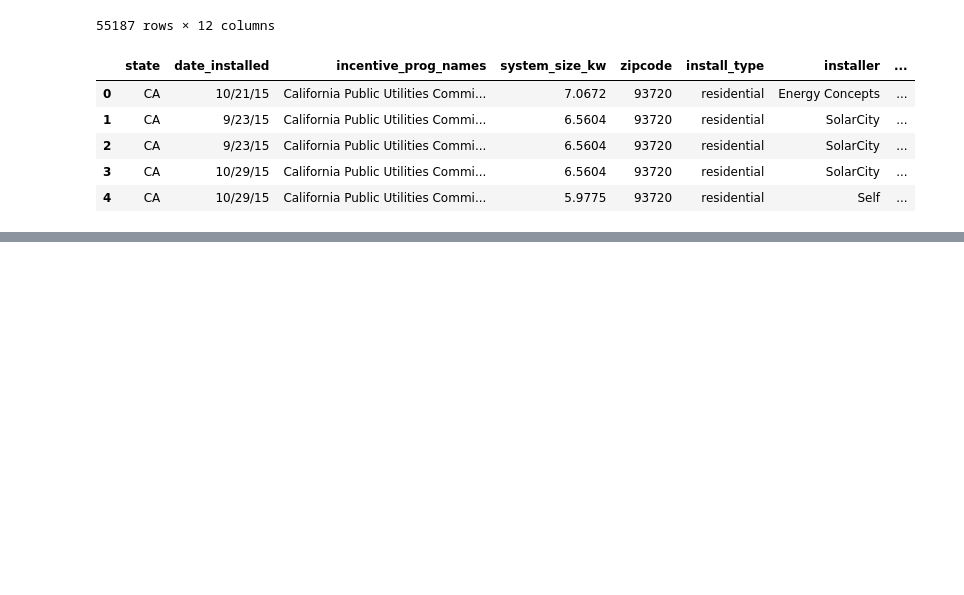
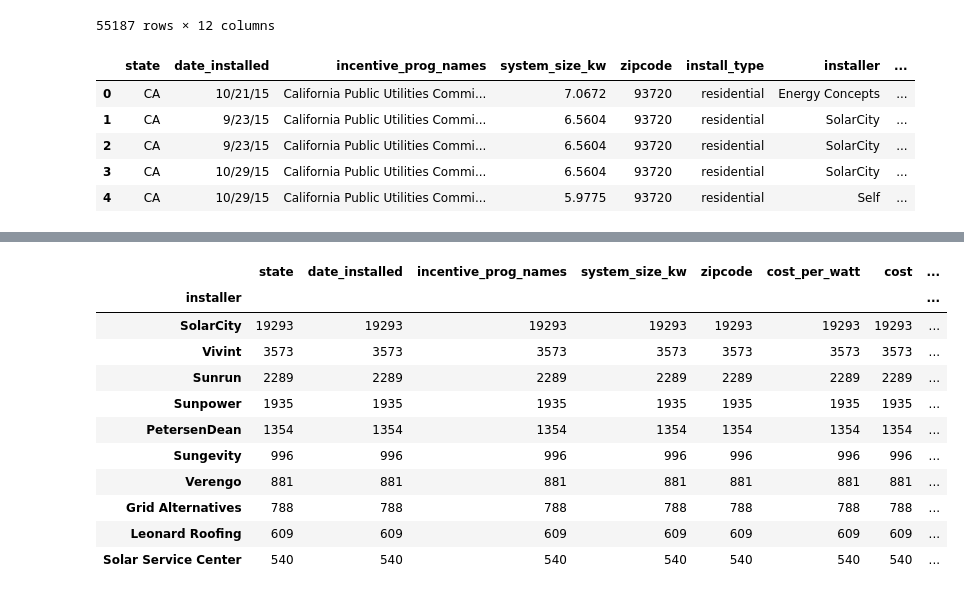
Before and after one commit to dylanmkaiser/Project1, a Jupyter notebook: open_pv_california_2015.ipynb, the cells around one changed output, grey strips where cells are left out. Drawn from its saved outputs; the diff is of its cells as text; code cells hidden in the pictures; blank space fills up the shorter version.

```diff
--- a/open_pv_california_2015.ipynb
+++ b/open_pv_california_2015.ipynb
@@ -6,15 +6,14 @@ import pandas as pd
 import numpy as np
 
 # File to Load (Remember to change these)
-open_pv_california_2015 = "open_pv_california_2015.csv"
+pv_data = "open_pv_california_2015.csv"
 
 # Read the City and Ride Data
-read_open_pv_california_2015_df = pd.read_csv(open_pv_california_2015)
+pv_data_df = pd.read_csv(pv_data)
 
-new_name = read_open_pv_california_2015_df.rename(columns = {"size_kw":"system_size_kw","annual_PV_prod":"annual_PV_prod_kwh"})
+df = pv_data_df.rename(columns = {"size_kw":"system_size_kw","annual_PV_prod":"annual_PV_prod_kwh"})
 # change size_kw to system_size_kw, annual_PV_prod_kwh
-
-new_name.head()
+df.head()
 # %% [output]
 |  | state | date_installed | incentive_prog_names | type | system_size_kw | appraised | zipcode | ... |
 | 0 | CA | 10/2/15 | NaN | uir | 4.88 | NaN | 91340 | ... |
@@ -24,11 +23,11 @@ new_name.head()
 | 4 | CA | 4/21/15 | NaN | uir | 54.70 | NaN | 92879 | ... |
 5 rows × 82 columns
 # %%
-compacted_df = new_name[["state","date_installed","incentive_prog_names","system_size_kw","zipcode","install_type",
+df2 = df[["state","date_installed","incentive_prog_names","system_size_kw","zipcode","install_type",
                                                 "installer","cost_per_watt","cost","utility_clean","county","annual_PV_prod_kwh"]]
 
-new = compacted_df.dropna()
-new
+df3 = df2.dropna()
+df3
 # %% [output]
 |  | state | date_installed | incentive_prog_names | system_size_kw | zipcode | install_type | installer | ... |
 | 12 | CA | 10/21/15 | California Public Utilities Commi... | 7.067200 | 93720 | residential | Energy Concepts | ... |
@@ -58,10 +57,12 @@ climate_zip_code = "BuildingClimateZonesByZIPCode.csv"
 climate_zip_code_df = pd.read_csv(climate_zip_code)
 
 # Combine the data into a single dataset
-combined_data_df = pd.merge(new, climate_zip_code_df, on="zipcode")
+combined_data_df = pd.merge(df3, climate_zip_code_df, on="zipcode")
 
 # Display the data table for preview
 combined_data_df.head()
+
+combined_data_df.to_csv()
 # %% [output]
 |  | state | date_installed | incentive_prog_names | system_size_kw | zipcode | install_type | installer | ... |
 | 0 | CA | 10/21/15 | California Public Utilities Commi... | 7.0672 | 93720 | residential | Energy Concepts | ... |
@@ -73,0 +73,8 @@ combined_data_df.head()
+# %%
+install_type = combined_data_df.set_index("install_type")
+
+# Create DF for residential
+residential_df = install_type.loc[["residential"],["state","date_installed","incentive_prog_names","system_size_kw","zipcode","installer","cost_per_watt","cost","utility_clean","county","annual_PV_prod_kwh","Building CZ"]]
+# Create DF for commercial
+commercial_df = install_type.loc[["commercial"],["state","date_installed","incentive_prog_names","system_size_kw","zipcode","installer","cost_per_watt","cost","utility_clean","county","annual_PV_prod_kwh","Building CZ"]]
+residential_df.head()
@@ -85,0 +99,17 @@ combined_data_df.head()
+# %%
+# Number of installations by installer
+installers = residential_df.groupby("installer").count().sort_values("system_size_kw", ascending=False)
+installers.head(10)
+# %% [output]
+|  | state | date_installed | incentive_prog_names | system_size_kw | zipcode | cost_per_watt | cost | ... |
+| installer |  |  |  |  |  |  |  | ... |
+| SolarCity | 19293 | 19293 | 19293 | 19293 | 19293 | 19293 | 19293 | ... |
+| Vivint | 3573 | 3573 | 3573 | 3573 | 3573 | 3573 | 3573 | ... |
+| Sunrun | 2289 | 2289 | 2289 | 2289 | 2289 | 2289 | 2289 | ... |
+| Sunpower | 1935 | 1935 | 1935 | 1935 | 1935 | 1935 | 1935 | ... |
+| PetersenDean | 1354 | 1354 | 1354 | 1354 | 1354 | 1354 | 1354 | ... |
+| Sungevity | 996 | 996 | 996 | 996 | 996 | 996 | 996 | ... |
+| Verengo | 881 | 881 | 881 | 881 | 881 | 881 | 881 | ... |
+| Grid Alternatives | 788 | 788 | 788 | 788 | 788 | 788 | 788 | ... |
+| Leonard Roofing | 609 | 609 | 609 | 609 | 609 | 609 | 609 | ... |
+| Solar Service Center | 540 | 540 | 540 | 540 | 540 | 540 | 540 | ... |
```
Also changed, not shown: parts of 5 cells of this notebook, 1 other file.
